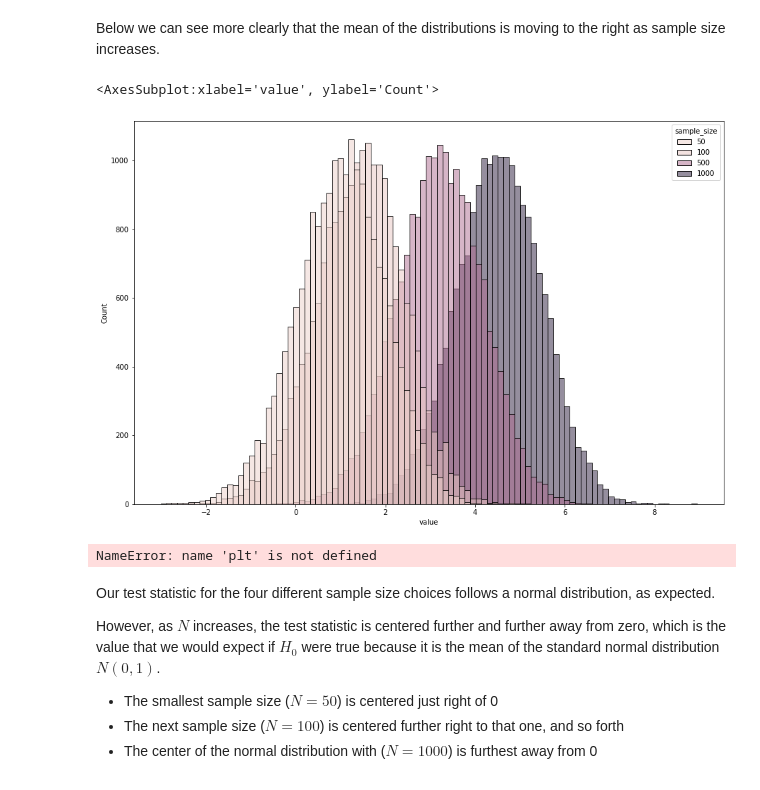
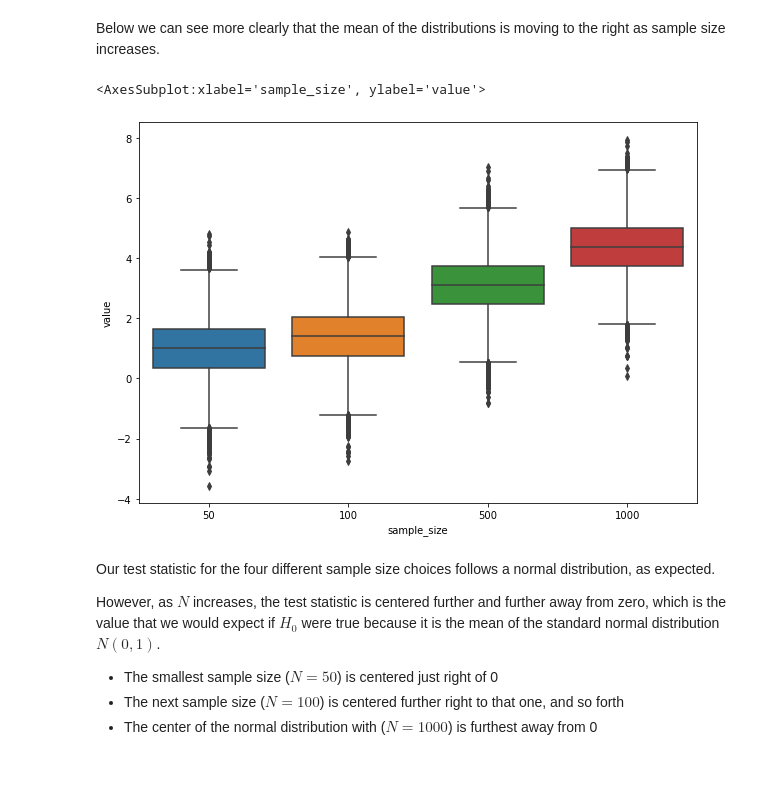
Before and after one commit to smasuno/python, a Jupyter notebook: AB testing simulation.ipynb, the cells around one changed output. Cells and saved outputs as stored; diff of their text form; code cells hidden in the pictures.

```diff
--- a/AB testing simulation.ipynb
+++ b/AB testing simulation.ipynb
@@ -275,24 +275,20 @@ plt.tight_layout(pad = 4)
 Below we can see more clearly that the mean of the distributions is moving to the right as sample size increases.
 # %%
 import pandas as pd
+import matplotlib.pyplot as plt
 
 df = pd.concat(axis=0, ignore_index=True, objs= [
     pd.DataFrame.from_dict({'value': t_vec_50, 'sample_size': 50}),
     pd.DataFrame.from_dict({'value': t_vec_100, 'sample_size': 100}),
     pd.DataFrame.from_dict({'value': t_vec_500, 'sample_size': 500}),
     pd.DataFrame.from_dict({'value': t_vec_1000, 'sample_size': 1000})
 ])
 
-fig, axes = plt.subplots(figsize = (15,10))
-sns.histplot(data=df, x='value', hue='sample_size', ax=axes)
+fig, axes = plt.subplots(figsize = (10,7))
+sns.boxplot(data=df, x='sample_size', y='value', ax = axes)
 # %% [output]
-<AxesSubplot:xlabel='value', ylabel='Count'>
+<AxesSubplot:xlabel='sample_size', ylabel='value'>
-[figure, old version]
+[figure, new version]
-# %%
-fig, axes = plt.subplots(figsize = (15,10))
-sns.boxplot(data=df, x='sample_size', y='value', ax = axes)
-# %% [output]
-NameError: name 'plt' is not defined
 # %% [markdown]
 Our test statistic for the four different sample size choices follows a normal distribution, as expected.
 
```
Also changed, not shown: parts of 1 cell of this notebook.
